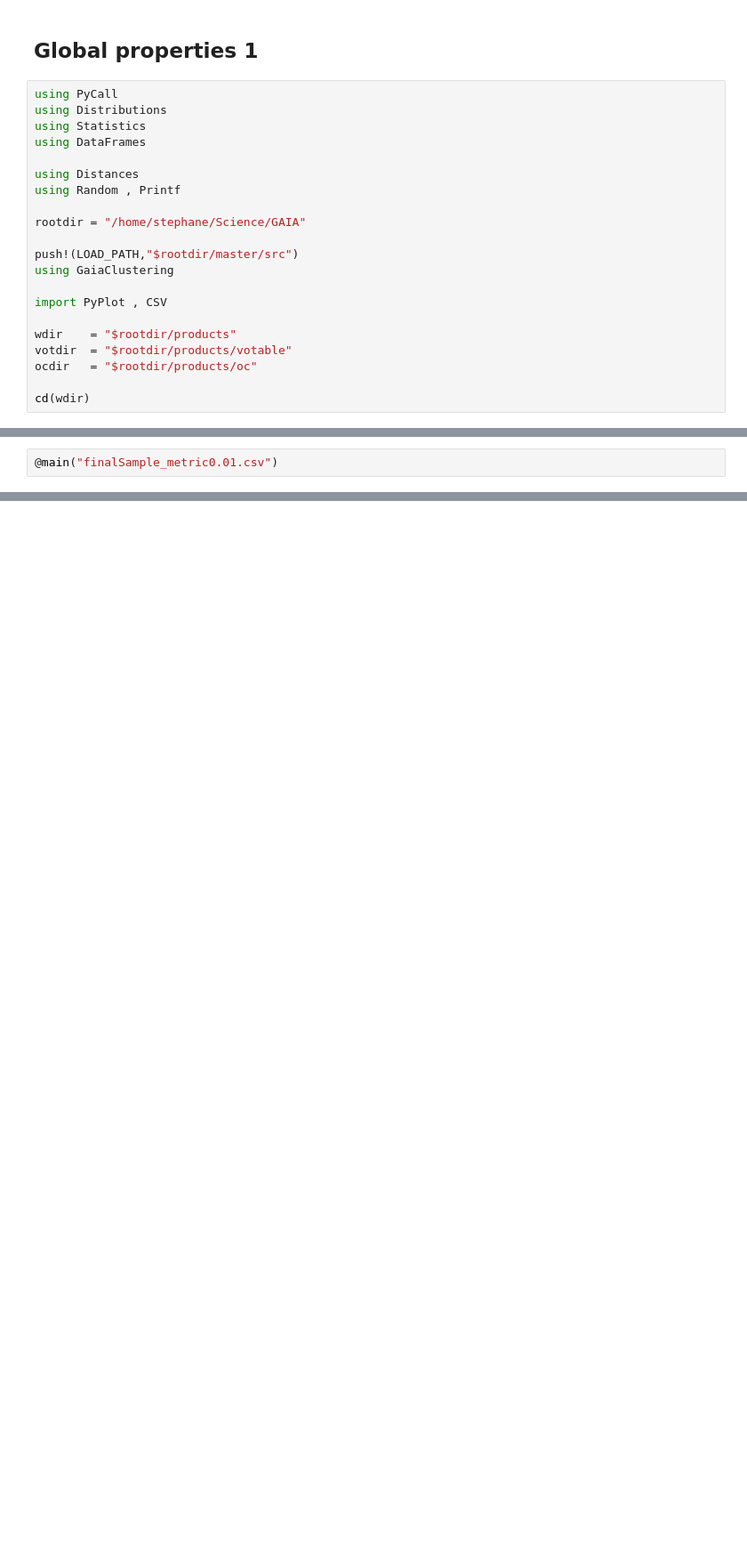
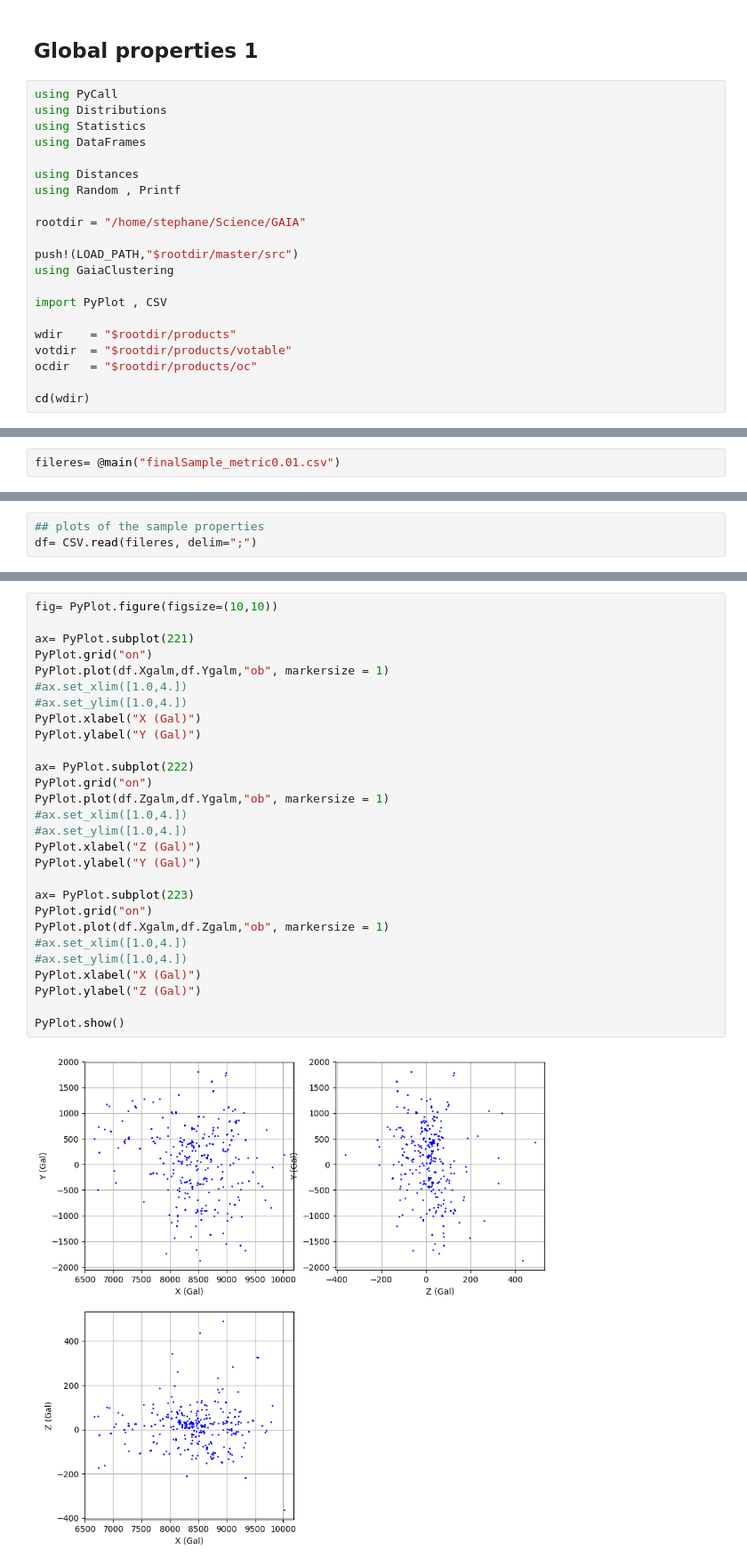
Before and after one commit to bosscha/gaia-shock, a Jupyter notebook: notebooks/analysis/analysisLoop-globalProperties1.ipynb, the cells around one changed output, grey strips where cells are left out. Shown at 89% size. Drawn from its saved outputs; the diff is of its cells as text; blank space fills up the shorter version.

```diff
--- a/notebooks/analysis/analysisLoop-globalProperties1.ipynb
+++ b/notebooks/analysis/analysisLoop-globalProperties1.ipynb
@@ -89,7 +113,7 @@ end
 # %% [output]
 @main (macro with 1 method)
 # %%
-@main("finalSample_metric0.01.csv")
+fileres= @main("finalSample_metric0.01.csv")
 # %% [output]
 ## Starting main loop..
 ## finalSample_metric0.01.csv read..
@@ -110,0 +136,3 @@ end
+# %%
+## plots of the sample properties
+df= CSV.read(fileres, delim=";")
@@ -110,0 +159,30 @@ end
+# %%
+fig= PyPlot.figure(figsize=(10,10))
+
+ax= PyPlot.subplot(221)
+PyPlot.grid("on")
+PyPlot.plot(df.Xgalm,df.Ygalm,"ob", markersize = 1)
+#ax.set_xlim([1.0,4.])
+#ax.set_ylim([1.0,4.])
+PyPlot.xlabel("X (Gal)")
+PyPlot.ylabel("Y (Gal)")
+
+ax= PyPlot.subplot(222)
+PyPlot.grid("on")
+PyPlot.plot(df.Zgalm,df.Ygalm,"ob", markersize = 1)
+#ax.set_xlim([1.0,4.])
+#ax.set_ylim([1.0,4.])
+PyPlot.xlabel("Z (Gal)")
+PyPlot.ylabel("Y (Gal)")
+
+ax= PyPlot.subplot(223)
+PyPlot.grid("on")
+PyPlot.plot(df.Xgalm,df.Zgalm,"ob", markersize = 1)
+#ax.set_xlim([1.0,4.])
+#ax.set_ylim([1.0,4.])
+PyPlot.xlabel("X (Gal)")
+PyPlot.ylabel("Z (Gal)")
+
+PyPlot.show()
+# %% [output]
+[figure, added]
```
Also changed, not shown: parts of 7 cells of this notebook, 2 other files.
